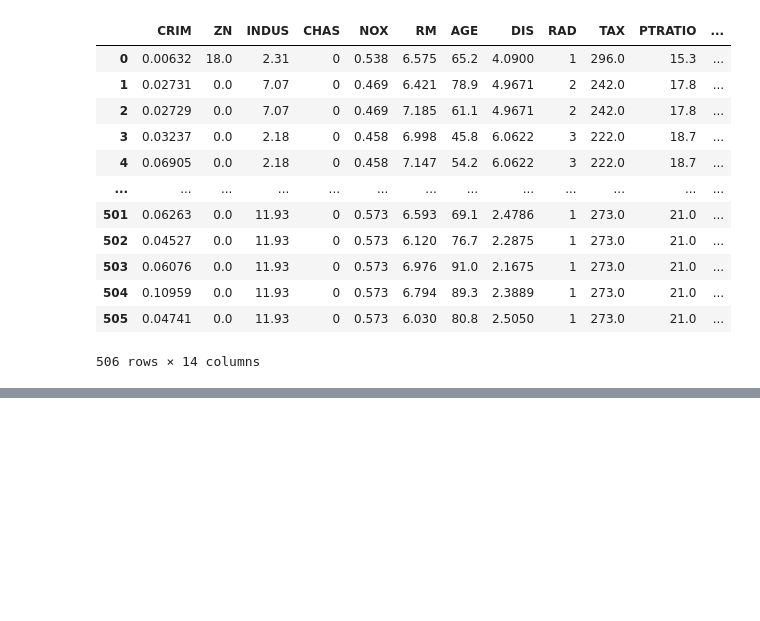
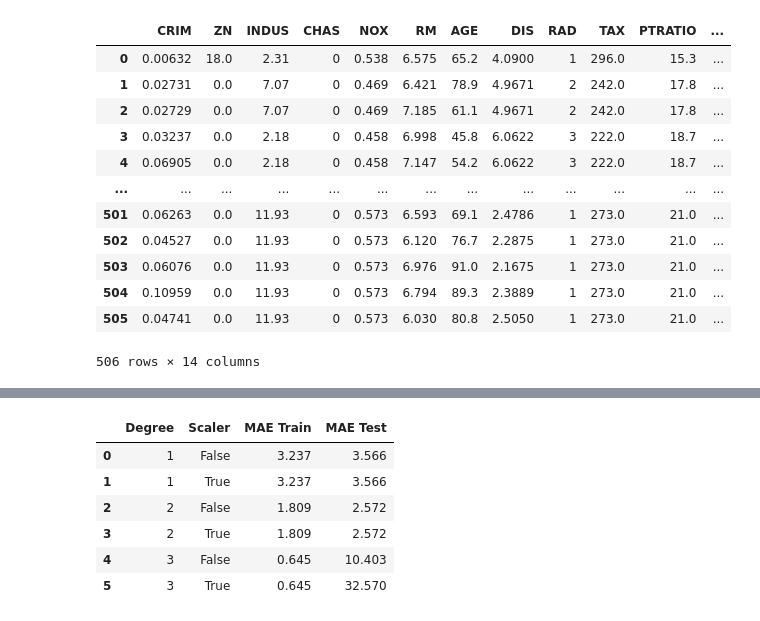
Before and after one commit to dododusi/Numerical-Analysis-Methods, a Jupyter notebook: lab_1/EI_FD_TK/NM_lab_1.ipynb, the cells around one changed output, grey strips where cells are left out. Drawn from its saved outputs; the diff is of its cells as text; code cells hidden in the pictures; blank space fills up the shorter version.

```diff
--- a/lab_1/EI_FD_TK/NM_lab_1.ipynb
+++ b/lab_1/EI_FD_TK/NM_lab_1.ipynb
@@ -190,0 +188,11 @@ table_by_robot
+# %%
+res = result(robobot=True)
+res
+# %% [output]
+|  | Degree | Scaler | MAE Train | MAE Test |
+| 0 | 1 | False | 3.237 | 3.566 |
+| 1 | 1 | True | 3.237 | 3.566 |
+| 2 | 2 | False | 1.809 | 2.572 |
+| 3 | 2 | True | 1.809 | 2.572 |
+| 4 | 3 | False | 0.645 | 10.403 |
+| 5 | 3 | True | 0.645 | 32.570 |
```
Also changed, not shown: parts of 15 cells of this notebook, 1 other file.
